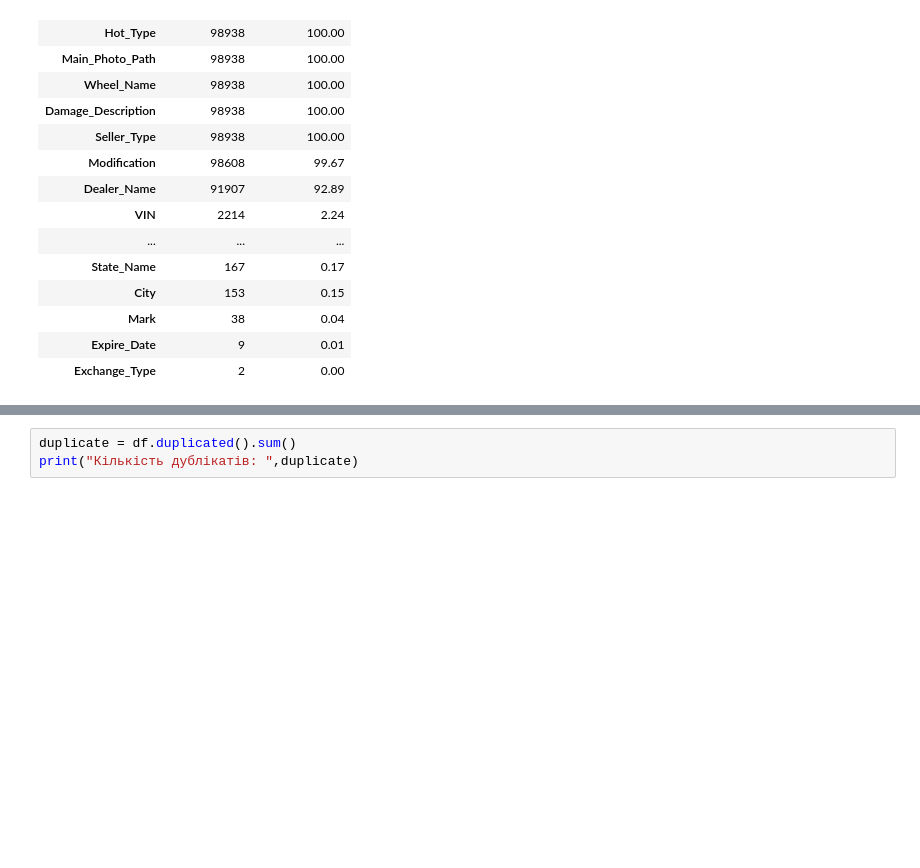
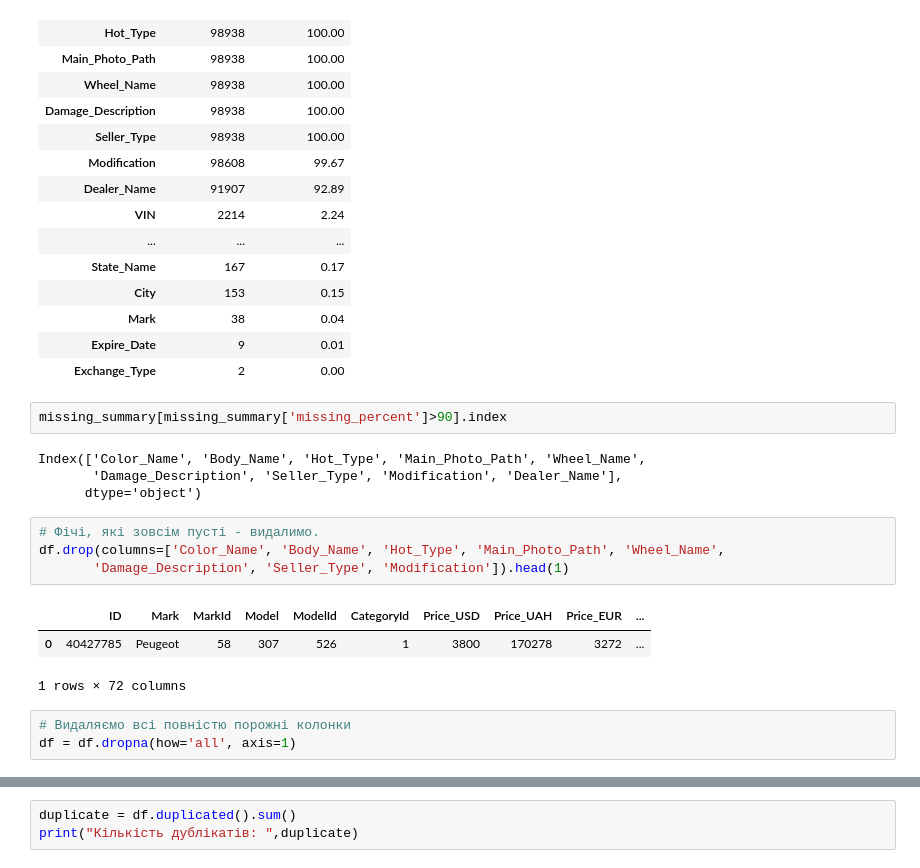
Before and after one commit to Chuchman-Dima/MarketScout, a Jupyter notebook: notebooks/main.ipynb, the cells around one changed output, grey strips where cells are left out. Drawn from its saved outputs; the diff is of its cells as text; blank space fills up the shorter version.

```diff
--- a/notebooks/main.ipynb
+++ b/notebooks/main.ipynb
@@ -66,3 +66,20 @@ None
 | Mark | 38 | 0.04 |
 | Expire_Date | 9 | 0.01 |
 | Exchange_Type | 2 | 0.00 |
+# %%
+missing_summary[missing_summary['missing_percent']>90].index
+# %% [output]
+Index(['Color_Name', 'Body_Name', 'Hot_Type', 'Main_Photo_Path', 'Wheel_Name',
+       'Damage_Description', 'Seller_Type', 'Modification', 'Dealer_Name'],
+      dtype='object')
+# %%
+# Фічі, які зовсім пусті - видалимо.
+df.drop(columns=['Color_Name', 'Body_Name', 'Hot_Type', 'Main_Photo_Path', 'Wheel_Name',
+       'Damage_Description', 'Seller_Type', 'Modification']).head(1)
+# %% [output]
+|  | ID | Mark | MarkId | Model | ModelId | CategoryId | Price_USD | Price_UAH | Price_EUR | ... |
+| 0 | 40427785 | Peugeot | 58 | 307 | 526 | 1 | 3800 | 170278 | 3272 | ... |
+1 rows × 72 columns
+# %%
+# Видаляємо всі повністю порожні колонки
+df = df.dropna(how='all', axis=1)
```
Also changed, not shown: parts of 12 cells of this notebook.
